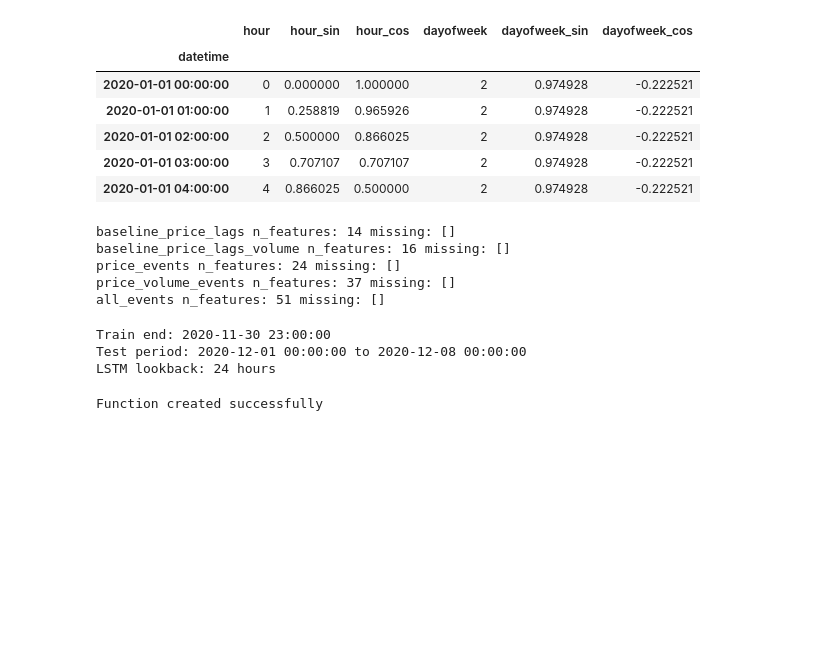
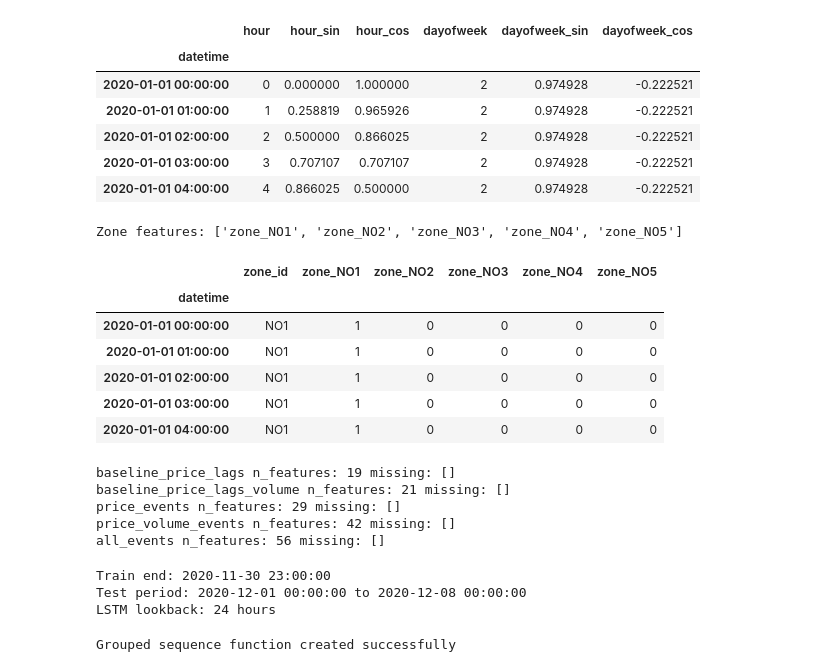
Before and after one commit to huugoox/tfg, a Jupyter notebook: notebooks/06_lstm_model.ipynb, the cells around one changed output. Cells and saved outputs as stored; diff of their text form; code cells hidden in the pictures; blank space fills up the shorter version.

```diff
--- a/notebooks/06_lstm_model.ipynb
+++ b/notebooks/06_lstm_model.ipynb
@@ -199,6 +224,32 @@ df_events[
 | 2020-01-01 02:00:00 | 2 | 0.500000 | 0.866025 | 2 | 0.974928 | -0.222521 |
 | 2020-01-01 03:00:00 | 3 | 0.707107 | 0.707107 | 2 | 0.974928 | -0.222521 |
 | 2020-01-01 04:00:00 | 4 | 0.866025 | 0.500000 | 2 | 0.974928 | -0.222521 |
+# %%
+# ============================================================
+# 7.1 ZONE ENCODING
+# ============================================================
+
+zone_dummies = pd.get_dummies(
+    df_events["zone_id"],
+    prefix="zone",
+    drop_first=False
+).astype(int)
+
+df_events = pd.concat([df_events, zone_dummies], axis=1)
+
+zone_features_lstm = list(zone_dummies.columns)
+
+print("Zone features:", zone_features_lstm)
+df_events[["zone_id"] + zone_features_lstm].head()
+# %% [output]
+Zone features: ['zone_NO1', 'zone_NO2', 'zone_NO3', 'zone_NO4', 'zone_NO5']
+|  | zone_id | zone_NO1 | zone_NO2 | zone_NO3 | zone_NO4 | zone_NO5 |
+| datetime |  |  |  |  |  |  |
+| 2020-01-01 00:00:00 | NO1 | 1 | 0 | 0 | 0 | 0 |
+| 2020-01-01 01:00:00 | NO1 | 1 | 0 | 0 | 0 | 0 |
+| 2020-01-01 02:00:00 | NO1 | 1 | 0 | 0 | 0 | 0 |
+| 2020-01-01 03:00:00 | NO1 | 1 | 0 | 0 | 0 | 0 |
+| 2020-01-01 04:00:00 | NO1 | 1 | 0 | 0 | 0 | 0 |
 # %%
 # ============================================================
 # 8. DEFINE LSTM FEATURE SETS
@@ -218,7 +269,8 @@ price_base_features_lstm = [
     "hour_cos",
     "dayofweek_sin",
     "dayofweek_cos",
-]
+] + zone_features_lstm
+
 
 lag_features_lstm = [
     "price_value_lag_1",
@@ -321,11 +373,11 @@ for set_name, cols in lstm_feature_sets.items():
     missing_cols = [col for col in cols if col not in df_events.columns]
     print(set_name, "n_features:", len(cols), "missing:", missing_cols)
 # %% [output]
-baseline_price_lags n_features: 14 missing: []
-baseline_price_lags_volume n_features: 16 missing: []
-price_events n_features: 24 missing: []
-price_volume_events n_features: 37 missing: []
-all_events n_features: 51 missing: []
+baseline_price_lags n_features: 19 missing: []
+baseline_price_lags_volume n_features: 21 missing: []
+price_events n_features: 29 missing: []
+price_volume_events n_features: 42 missing: []
+all_events n_features: 56 missing: []
 # %%
 # ============================================================
 # 9. TEMPORAL TRAIN / TEST SPLIT DATES
@@ -346,28 +398,37 @@ Test period: 2020-12-01 00:00:00 to 2020-12-08 00:00:00
 LSTM lookback: 24 hours
 # %%
 # ============================================================
-# 10. CREATE LSTM SEQUENCES FUNCTION
+# 10. CREATE LSTM SEQUENCES FUNCTION BY ZONE
 # ============================================================
 
-def create_lstm_sequences(X, y, lookback):
+def create_lstm_sequences_by_zone(df_lstm, feature_cols, target_col, lookback):
     X_seq = []
     y_seq = []
     seq_index = []
+    seq_zone = []
 
-    for i in range(lookback, len(X)):
-        X_seq.append(X.iloc[i - lookback:i].values)
-        y_seq.append(y.iloc[i])
-        seq_index.append(y.index[i])
+    for zone_id, zone_df in df_lstm.groupby("zone_id"):
+        zone_df = zone_df.sort_index()
+
+        X_zone = zone_df[feature_cols]
+        y_zone = zone_df[target_col]
+
+        for i in range(lookback, len(zone_df)):
+            X_seq.append(X_zone.iloc[i - lookback:i].values)
+            y_seq.append(y_zone.iloc[i])
+            seq_index.append(zone_df.index[i])
+            seq_zone.append(zone_id)
 
     X_seq = np.array(X_seq)
     y_seq = np.array(y_seq)
     seq_index = pd.Index(seq_index)
+    seq_zone = np.array(seq_zone)
 
-    return X_seq, y_seq, seq_index
+    return X_seq, y_seq, seq_index, seq_zone
 
-print("Function created successfully")
+print("Grouped sequence function created successfully")
 # %% [output]
-Function created successfully
+Grouped sequence function created successfully
 # %%
 # ============================================================
 # 11. FUNCTION TO TRAIN AND EVALUATE LSTM BY FEATURE SET
```
Also changed, not shown: parts of 7 cells of this notebook.
